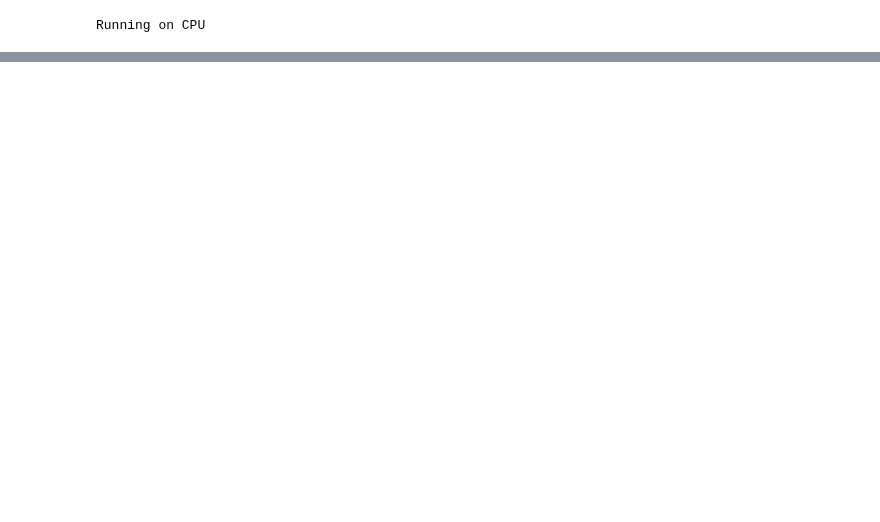
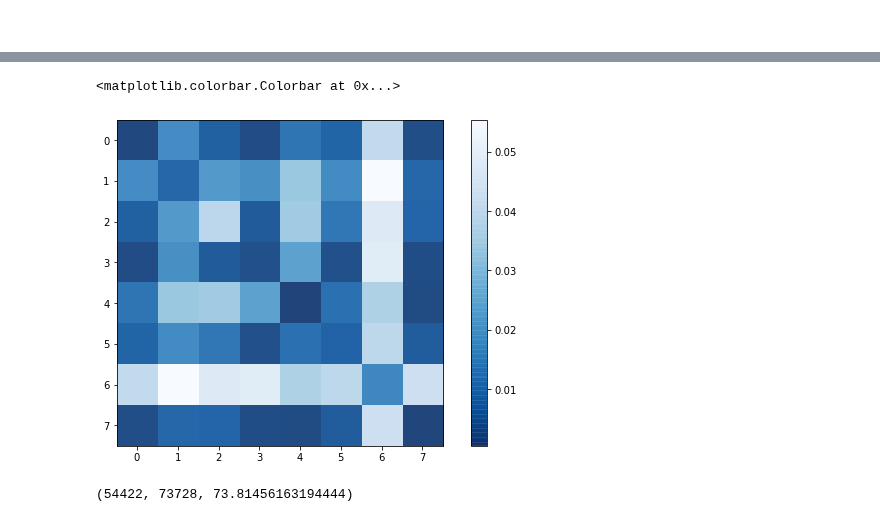
Before and after one commit to mazenauer/Kepler-PINN, a Jupyter notebook: sensitivity_demo.ipynb, the cells around one changed output, grey strips where cells are left out. Saved outputs shown, nothing was run; the diff lists cells and outputs as text; code cells hidden in the pictures; blank space fills up the shorter version.

```diff
--- a/sensitivity_demo.ipynb
+++ b/sensitivity_demo.ipynb
@@ -51,7 +54,7 @@ Si.to_csv("SobolSensitivityAnalysis.csv")
 # %%
-results = pd.read_csv("SobolSensitivityAnalysis.csv",index_col=0)
-parameter_values = np.load("parameter_values.npy")
-model_outputs = np.load("model_results.npy")
+results = pd.read_csv("Data/SobolSensitivityAnalysis_second_order_2.csv",index_col=0)
+parameter_values = np.load("Data/parameter_values_second_order_2.npy")
+model_outputs = np.load("Data/model_results_second_order_2.npy")
 df = pd.DataFrame(data=parameter_values)
 df["validation"] = model_outputs
 df = df.sort_values("validation")
@@ -113,12 +119,17 @@ names = ["timesteps","depth","width","lr","w1","w2","w3","w4"]
 S2 = pd.DataFrame(S2,index=names,columns=names)
 # %%
 fig = plt.figure(figsize=(10,6))
-plt.imshow(S2,cmap="Blues_r",alpha=0.9)
+plt.colorbar(plt.imshow(S2,cmap="Blues_r",alpha=0.9))
+# %% [output]
+<matplotlib.colorbar.Colorbar at 0x...>
+[figure, added]
 # %%
-params = np.load("parameter_values.npy")
-values = np.load("model_results.npy")
+params = np.load("Data/parameter_values_second_order_2.npy")
+values = np.load("Data/model_results_second_order_2.npy")
 indices = values<2e-4 #(74%) #3.165e-5 (10%)
 sum(indices), len(values), 100*sum(indices)/len(values)
+# %% [output]
+(54422, 73728, 73.81456163194444)
 # %%
 regParams = params[indices]
 regValues = values[indices]
```
Also changed, not shown: parts of 4 cells of this notebook, 3 other files.
